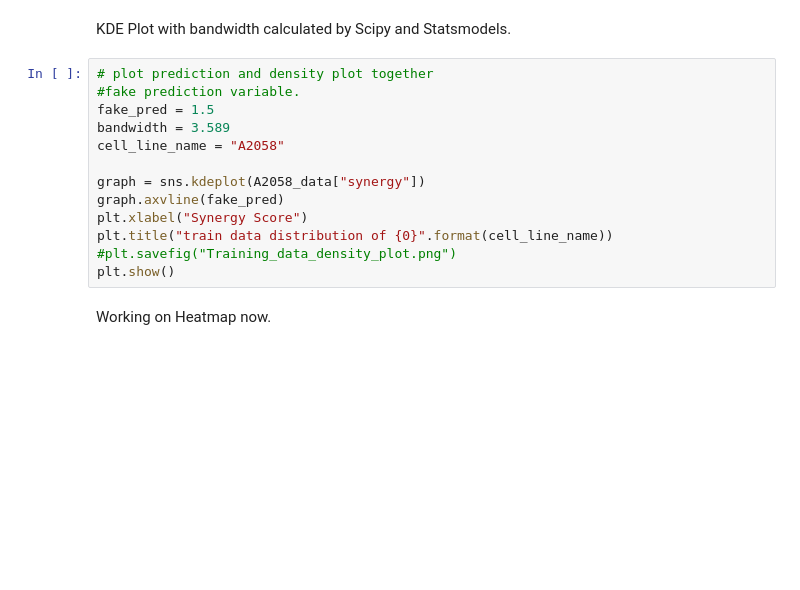
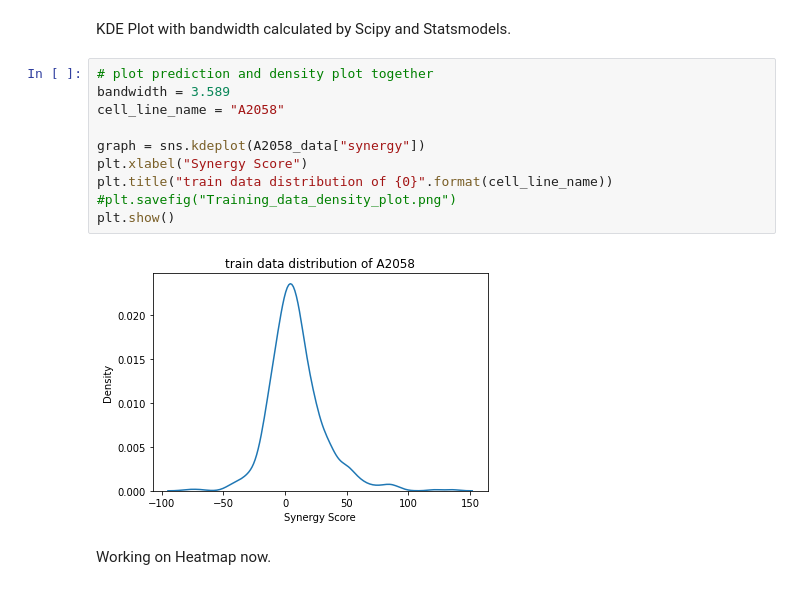
Before and after one commit to NidhiBharani/DeepSynergy, a Jupyter notebook: checkout_data.ipynb, the cells around one changed output. Saved outputs shown, nothing was run; the diff lists cells and outputs as text; blank space fills up the shorter version.

```diff
--- a/checkout_data.ipynb
+++ b/checkout_data.ipynb
@@ -45,17 +77,16 @@ plt.show()
 KDE Plot with bandwidth calculated by Scipy and Statsmodels.
 # %%
 # plot prediction and density plot together
-#fake prediction variable.
-fake_pred = 1.5
 bandwidth = 3.589
 cell_line_name = "A2058"
 
 graph = sns.kdeplot(A2058_data["synergy"])
-graph.axvline(fake_pred)
 plt.xlabel("Synergy Score")
 plt.title("train data distribution of {0}".format(cell_line_name))
 #plt.savefig("Training_data_density_plot.png")
 plt.show()
+# %% [output]
+[figure, added]
 # %% [markdown]
 Working on Heatmap now.
 # %%
```
Also changed, not shown: parts of 8 cells of this notebook, 6 other files.
